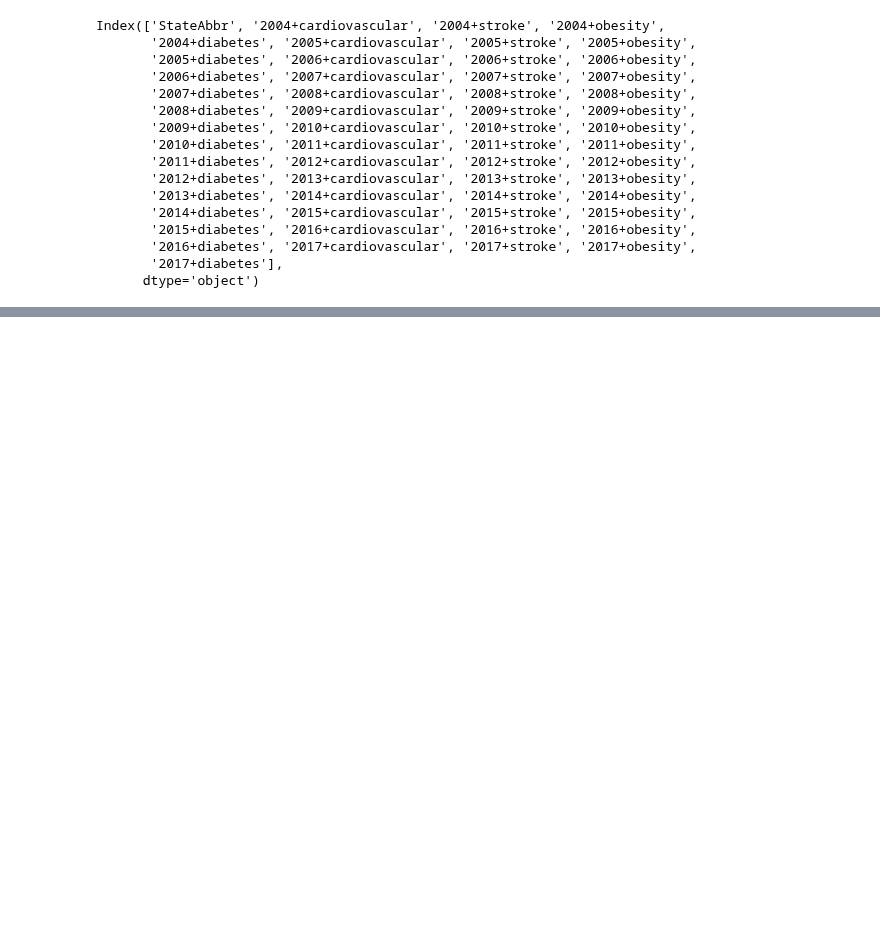
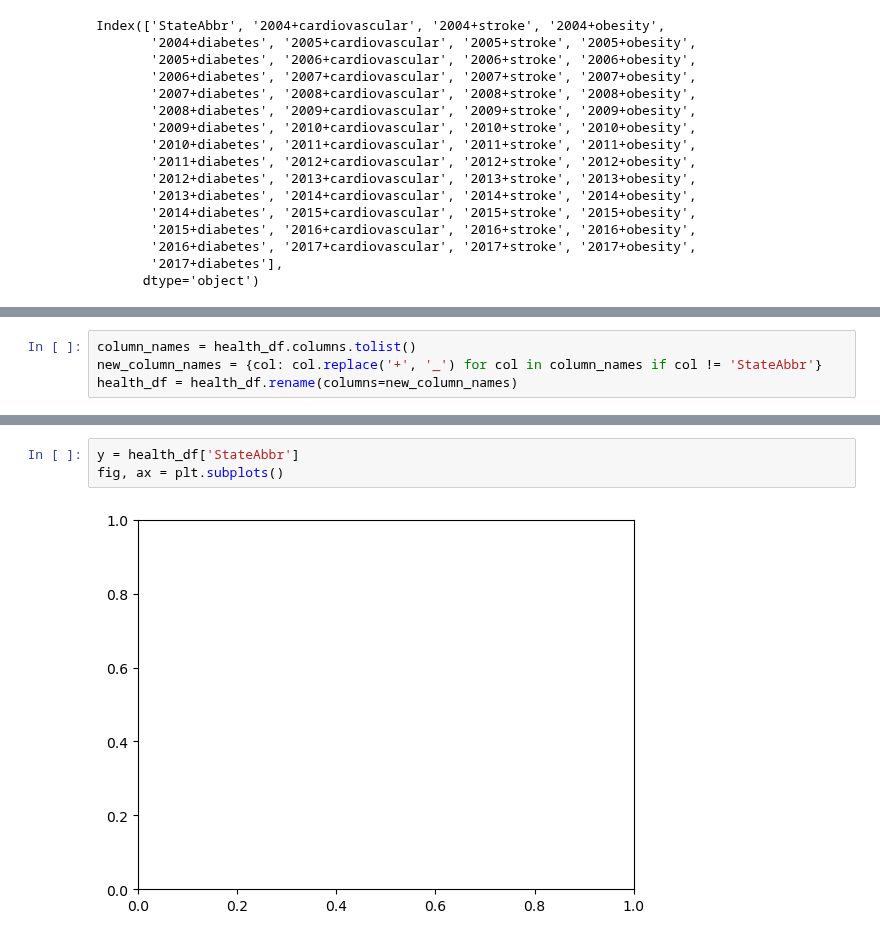
Before and after one commit to HardoModo/Dev10-Capstone, a Jupyter notebook: Jin/Malnutrition by income.ipynb, the cells around one changed output, grey strips where cells are left out. Saved outputs shown, nothing was run; the diff lists cells and outputs as text; blank space fills up the shorter version.

```diff
--- a/Jin/Malnutrition by income.ipynb
+++ b/Jin/Malnutrition by income.ipynb
@@ -144,0 +154,4 @@ health_df
+# %%
+column_names = health_df.columns.tolist()
+new_column_names = {col: col.replace('+', '_') for col in column_names if col != 'StateAbbr'}
+health_df = health_df.rename(columns=new_column_names)
@@ -144,0 +187,5 @@ health_df
+# %%
+y = health_df['StateAbbr']
+fig, ax = plt.subplots()
+# %% [output]
+[figure, added]
```
Also changed, not shown: parts of 29 cells of this notebook, 2 other files.
